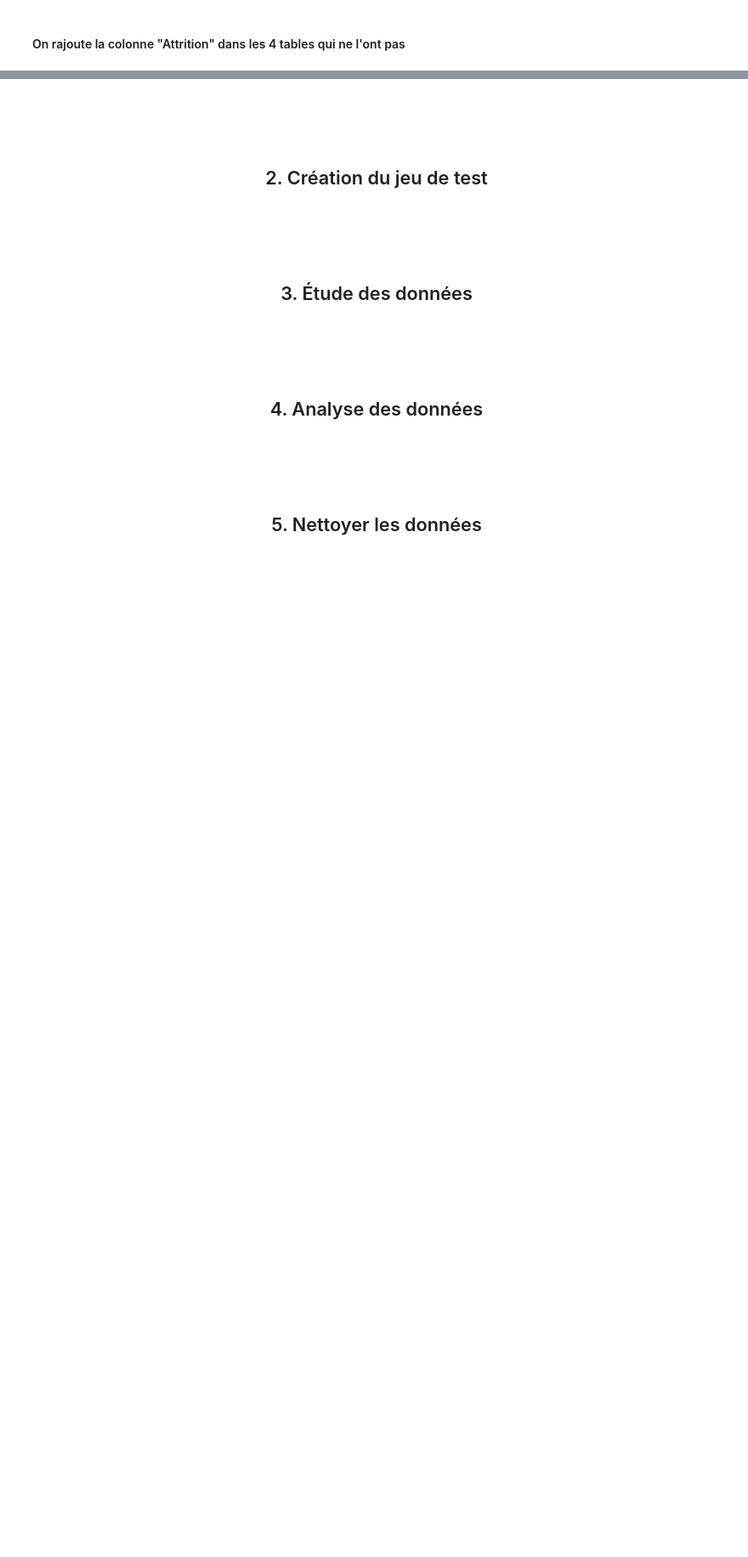
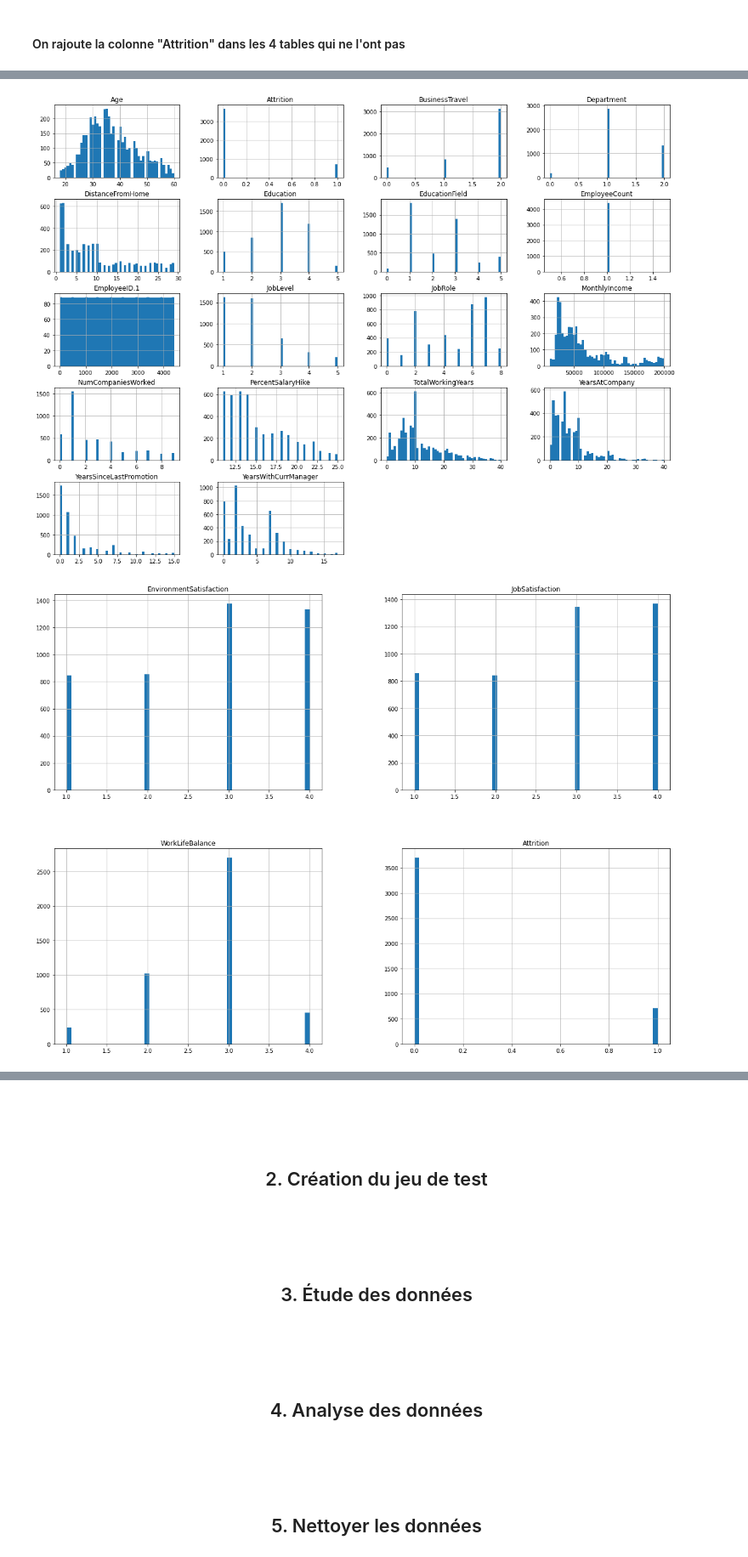
Before and after one commit to ArkaniosCesi/IA_project, a Jupyter notebook: Groupe2_IA.ipynb, the cells around one changed output, grey strips where cells are left out. Shown at 85% size. Saved outputs shown, nothing was run; the diff lists cells and outputs as text; code cells hidden in the pictures; blank space fills up the shorter version.

```diff
--- a/Groupe2_IA.ipynb
+++ b/Groupe2_IA.ipynb
@@ -264,0 +377,8 @@ transformed_tables
+# %%
+for table in transformed_tables:
+    table.hist(bins=50, figsize=(20,15))
+
+plt.show()
+# %% [output]
+[figure, added]
+[figure, added]
```
Also changed, not shown: parts of 7 cells of this notebook.
